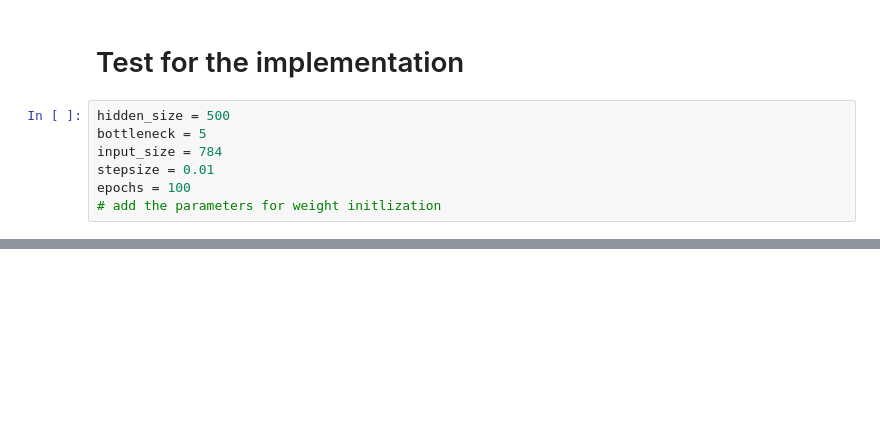
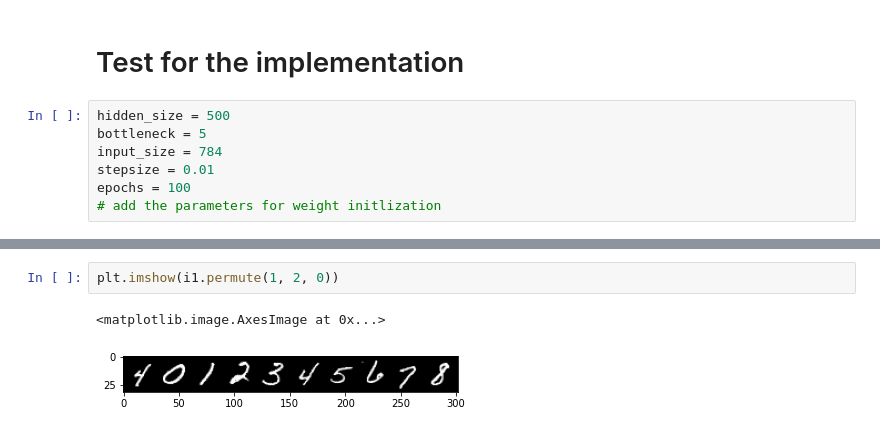
Before and after one commit to FaisalAhmed0/variational-autoencoder, a Jupyter notebook: VAEs_reimplementation.ipynb, the cells around one changed output, grey strips where cells are left out. Drawn from its saved outputs; the diff is of its cells as text; blank space fills up the shorter version.

```diff
--- a/VAEs_reimplementation.ipynb
+++ b/VAEs_reimplementation.ipynb
@@ -262,0 +298,5 @@ Epoch: 3, loss: 9473146.0
+# %%
+plt.imshow(i1.permute(1, 2, 0))
+# %% [output]
+<matplotlib.image.AxesImage at 0x...>
+[figure, added]
```
Also changed, not shown: parts of 11 cells of this notebook.
